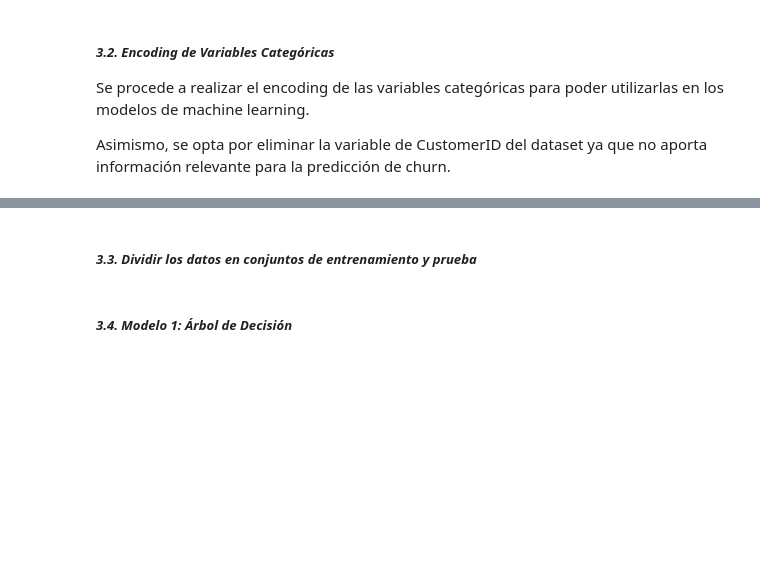
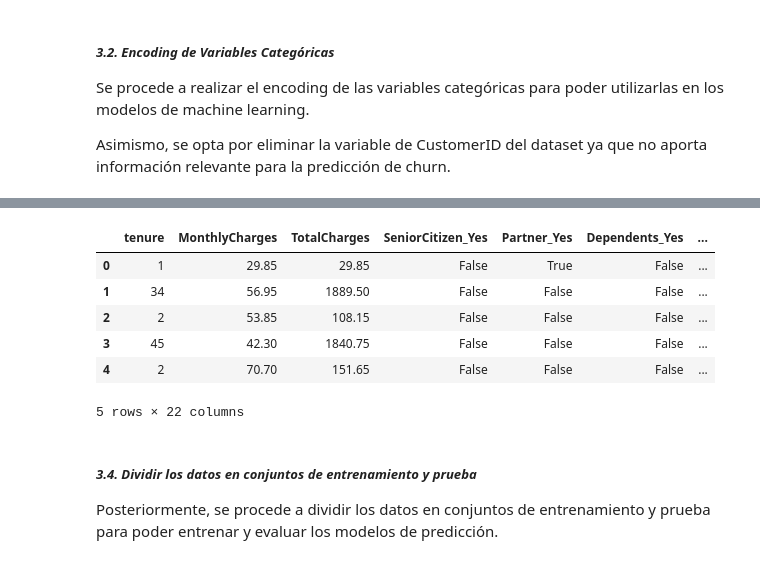
Before and after one commit to stefanoaragoni/CC31062024_Proyecto1, a Jupyter notebook: proyecto1.ipynb, the cells around one changed output, grey strips where cells are left out. Drawn from its saved outputs; the diff is of its cells as text; code cells hidden in the pictures; blank space fills up the shorter version.

```diff
--- a/proyecto1.ipynb
+++ b/proyecto1.ipynb
@@ -669,0 +673,6 @@ print(df.head())
+# %%
+# Identificar las variables más correlacionadas con 'Churn'
+corr_churn = corr['Churn']                                          # Se obtiene la correlación con 'Churn'
+corr_churn = corr_churn.abs().sort_values(ascending=False)          # Se ordenan los valores de forma descendente en valores absolutos
+
+print(corr_churn)                                                   # Se imprime la correlación con 'Churn'
@@ -670,5 +697,21 @@ print(df.head())
+# %%
+# Eliminar columnas con baja correlación (menor a 0.1)
+low_corr_cols = corr_churn[corr_churn < 0.1].index              # Se obtienen las columnas con correlación menor a 0.1
+df = df.drop(columns=low_corr_cols)                             # Se eliminan las columnas con baja correlación
+
+df.head()                                                       # Se visualizan los primeros registros
+# %% [output]
+|  | tenure | MonthlyCharges | TotalCharges | SeniorCitizen_Yes | Partner_Yes | Dependents_Yes | ... |
+| 0 | 1 | 29.85 | 29.85 | False | True | False | ... |
+| 1 | 34 | 56.95 | 1889.50 | False | False | False | ... |
+| 2 | 2 | 53.85 | 108.15 | False | False | False | ... |
+| 3 | 45 | 42.30 | 1840.75 | False | False | False | ... |
+| 4 | 2 | 70.70 | 151.65 | False | False | False | ... |
+5 rows × 22 columns
 # %% [markdown]
-##### *3.3. Dividir los datos en conjuntos de entrenamiento y prueba*
+##### *3.4. Dividir los datos en conjuntos de entrenamiento y prueba*
+
+Posteriormente, se procede a dividir los datos en conjuntos de entrenamiento y prueba para poder entrenar y evaluar los modelos de predicción.
 # %%
 # Separar las características y la variable objetivo
 X = df.drop('Churn', axis=1)
@@ -676,5 +719,3 @@ y = df['Churn']
 
 # Dividir los datos en conjuntos de entrenamiento y prueba
 X_train, X_test, y_train, y_test = train_test_split(X, y, test_size=0.2, random_state=42)
-# %% [markdown]
-##### *3.4. Modelo 1: Árbol de Decisión*
```
Also changed, not shown: parts of 28 cells of this notebook.
